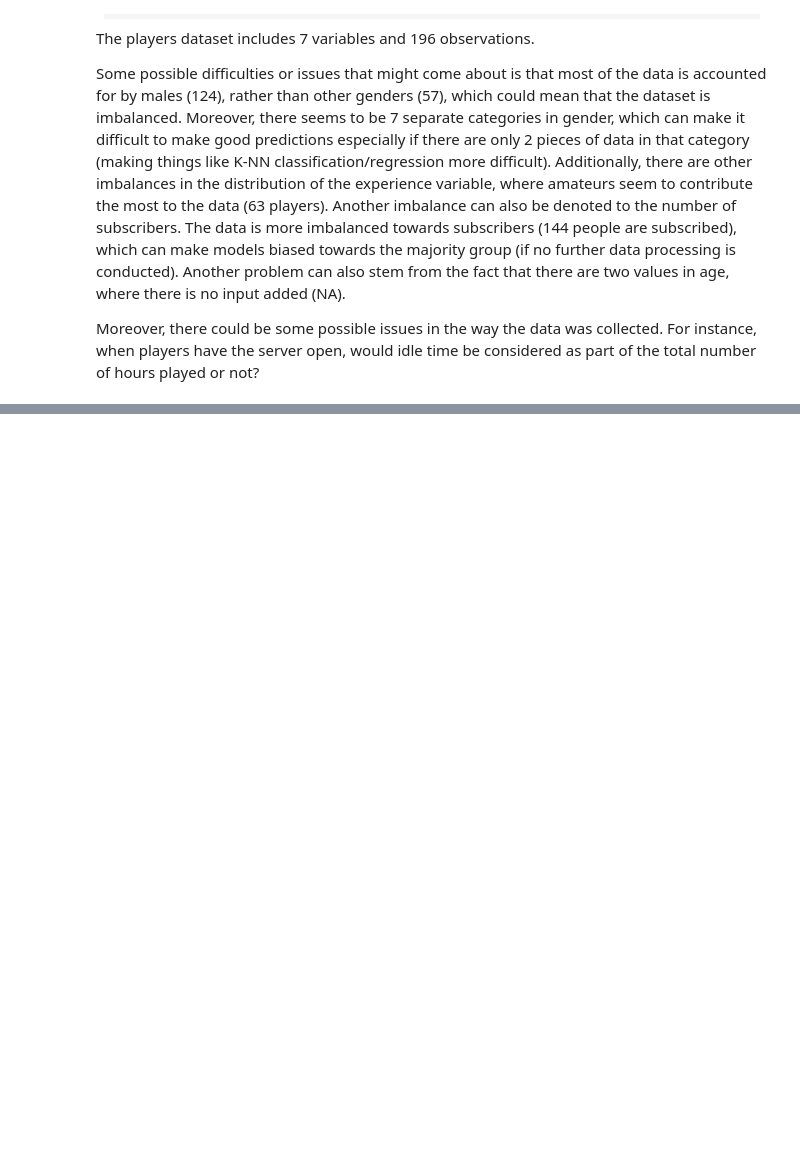
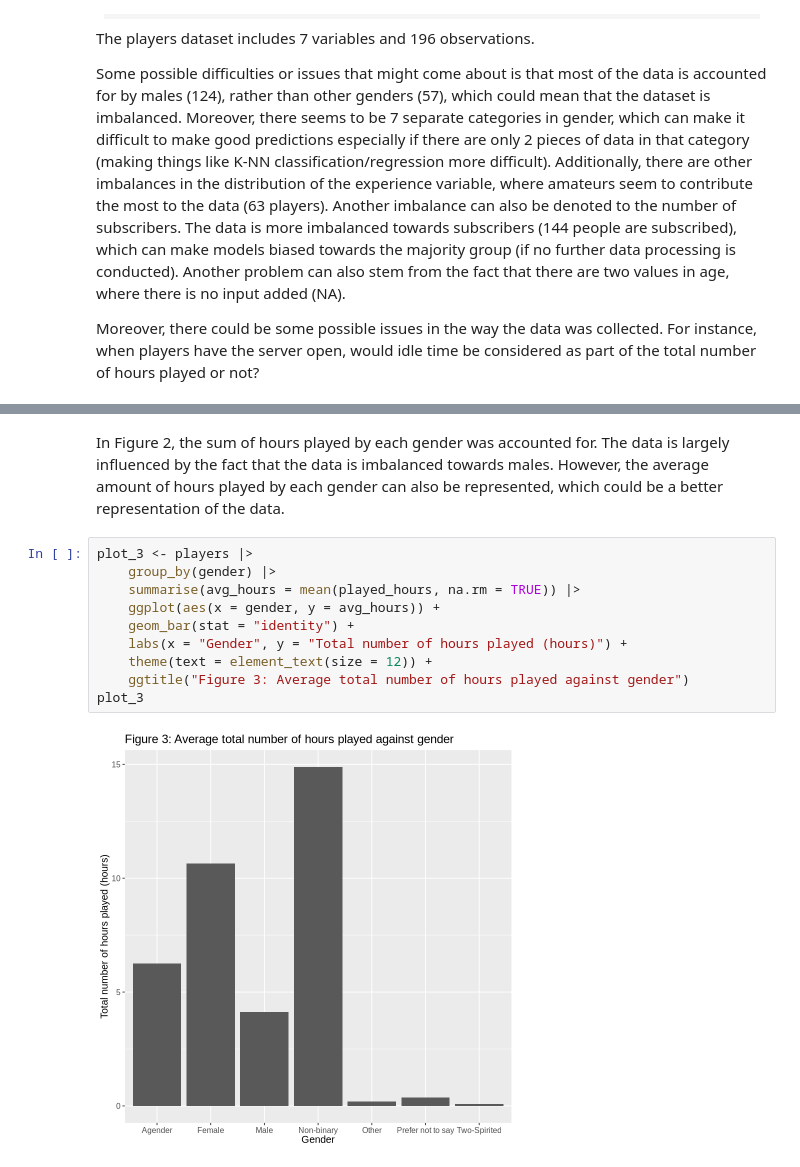
Before and after one commit to niloo1385/dsci_100_individual_project, a Jupyter notebook: dsci_100_individual_group_11.ipynb, the cells around one changed output, grey strips where cells are left out. Drawn from its saved outputs; the diff is of its cells as text; blank space fills up the shorter version.

```diff
--- a/dsci_100_individual_group_11.ipynb
+++ b/dsci_100_individual_group_11.ipynb
@@ -119,0 +158,14 @@ Moreover, there could be some possible issues in the way the data was collected.
+# %% [markdown]
+In Figure 2, the sum of hours played by each gender was accounted for. The data is largely influenced by the fact that the data is imbalanced towards males. However, the average amount of hours played by each gender can also be represented, which could be a better representation of the data.
+# %%
+plot_3 <- players |>
+    group_by(gender) |>
+    summarise(avg_hours = mean(played_hours, na.rm = TRUE)) |>
+    ggplot(aes(x = gender, y = avg_hours)) +
+    geom_bar(stat = "identity") +
+    labs(x = "Gender", y = "Total number of hours played (hours)") +
+    theme(text = element_text(size = 12)) +
+    ggtitle("Figure 3: Average total number of hours played against gender")
+plot_3
+# %% [output]
+[figure, added]
```
Also changed, not shown: parts of 6 cells of this notebook.
